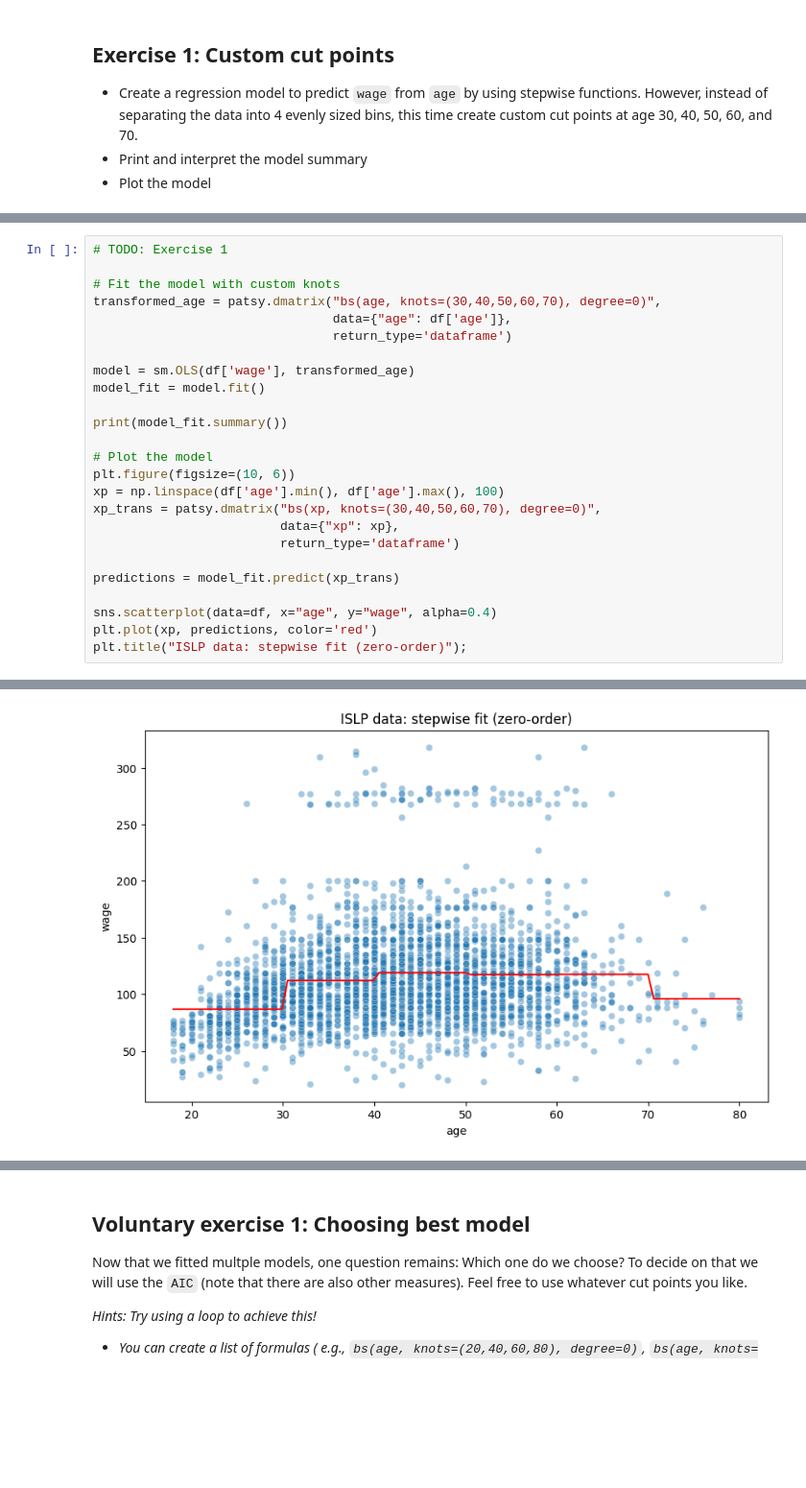
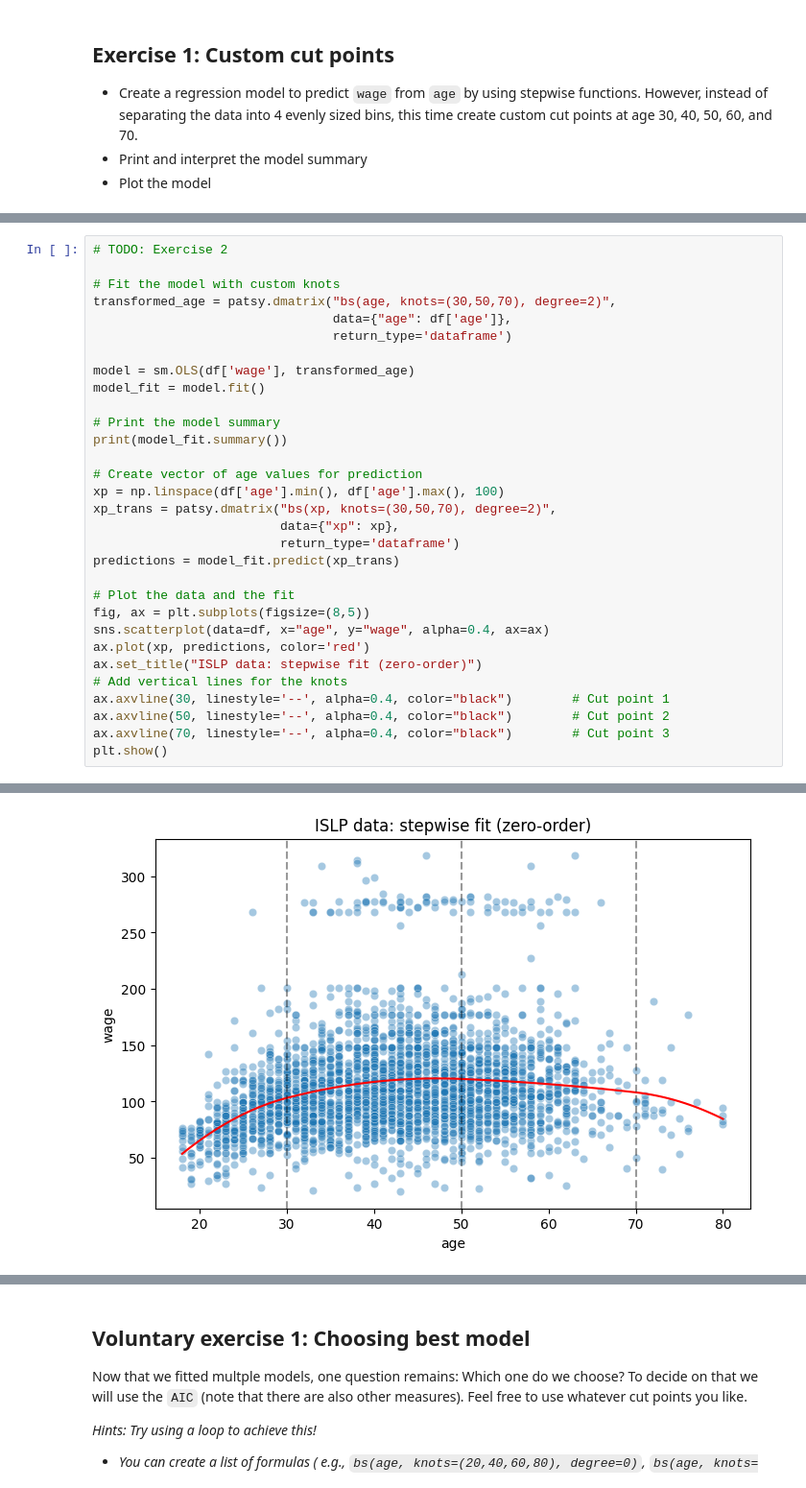
Before and after one commit to mibur1/psy111, a Jupyter notebook: book/statistics/9_Spline_Reg/3_Exercises.ipynb, the cells around one changed output, grey strips where cells are left out. Shown at 96% size. Saved outputs shown, nothing was run; the diff lists cells and outputs as text; blank space fills up the shorter version.

Commit message:
fix plotting, changed last voluntary ex.

```diff
--- a/book/statistics/9_Spline_Reg/3_Exercises.ipynb
+++ b/book/statistics/9_Spline_Reg/3_Exercises.ipynb
@@ -35,28 +92,34 @@ print(df.head())
 # %%
-# TODO: Exercise 1
+# TODO: Exercise 2
 
 # Fit the model with custom knots
-transformed_age = patsy.dmatrix("bs(age, knots=(30,40,50,60,70), degree=0)",
+transformed_age = patsy.dmatrix("bs(age, knots=(30,50,70), degree=2)",
                                 data={"age": df['age']},
                                 return_type='dataframe')
 
 model = sm.OLS(df['wage'], transformed_age)
 model_fit = model.fit()
 
+# Print the model summary
 print(model_fit.summary())
 
-# Plot the model
-plt.figure(figsize=(10, 6))
+# Create vector of age values for prediction
 xp = np.linspace(df['age'].min(), df['age'].max(), 100)
-xp_trans = patsy.dmatrix("bs(xp, knots=(30,40,50,60,70), degree=0)",
+xp_trans = patsy.dmatrix("bs(xp, knots=(30,50,70), degree=2)",
                          data={"xp": xp},
                          return_type='dataframe')
-
 predictions = model_fit.predict(xp_trans)
 
-sns.scatterplot(data=df, x="age", y="wage", alpha=0.4)
-plt.plot(xp, predictions, color='red')
-plt.title("ISLP data: stepwise fit (zero-order)");
+# Plot the data and the fit
+fig, ax = plt.subplots(figsize=(8,5))
+sns.scatterplot(data=df, x="age", y="wage", alpha=0.4, ax=ax)
+ax.plot(xp, predictions, color='red')
+ax.set_title("ISLP data: stepwise fit (zero-order)")
+# Add vertical lines for the knots
+ax.axvline(30, linestyle='--', alpha=0.4, color="black")        # Cut point 1
+ax.axvline(50, linestyle='--', alpha=0.4, color="black")        # Cut point 2
+ax.axvline(70, linestyle='--', alpha=0.4, color="black")        # Cut point 3
+plt.show()
 # %% [output]
                             OLS Regression Results
 ==============================================================================
@@ -73,6 +136,6 @@ Covariance Type:            nonrobust
 ... (13 lines left out)
 ==============================================================================
 
 Notes:
 [1] Standard Errors assume that the covariance matrix of the errors is correctly specified.
-[figure, old version]
+[figure, new version]
```
Also changed, not shown: parts of 8 cells of this notebook, 1 other file.
